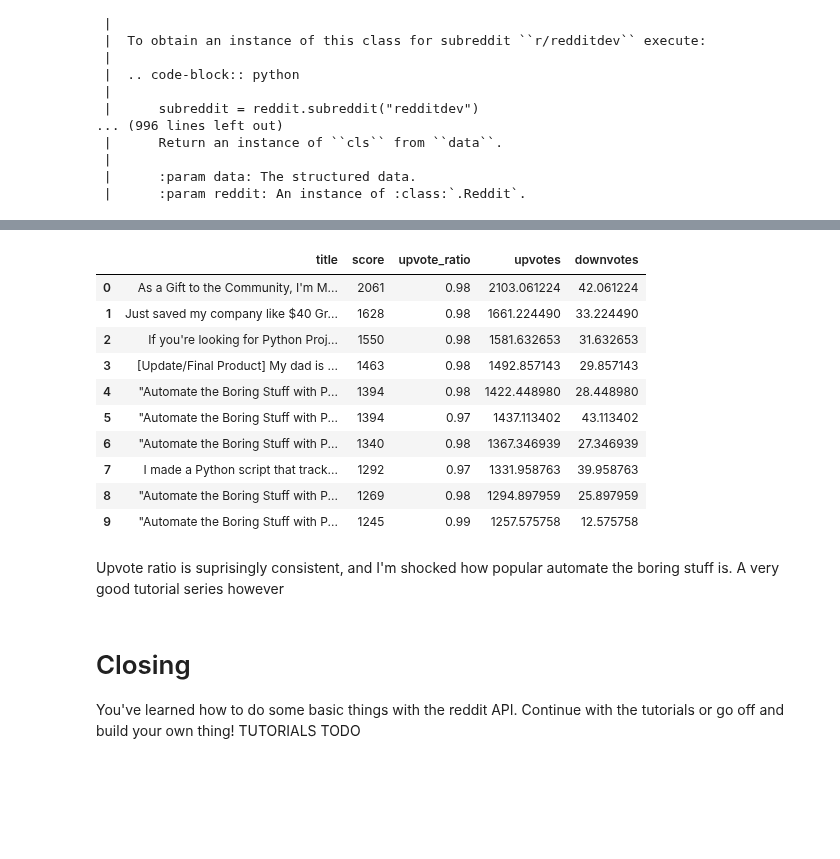
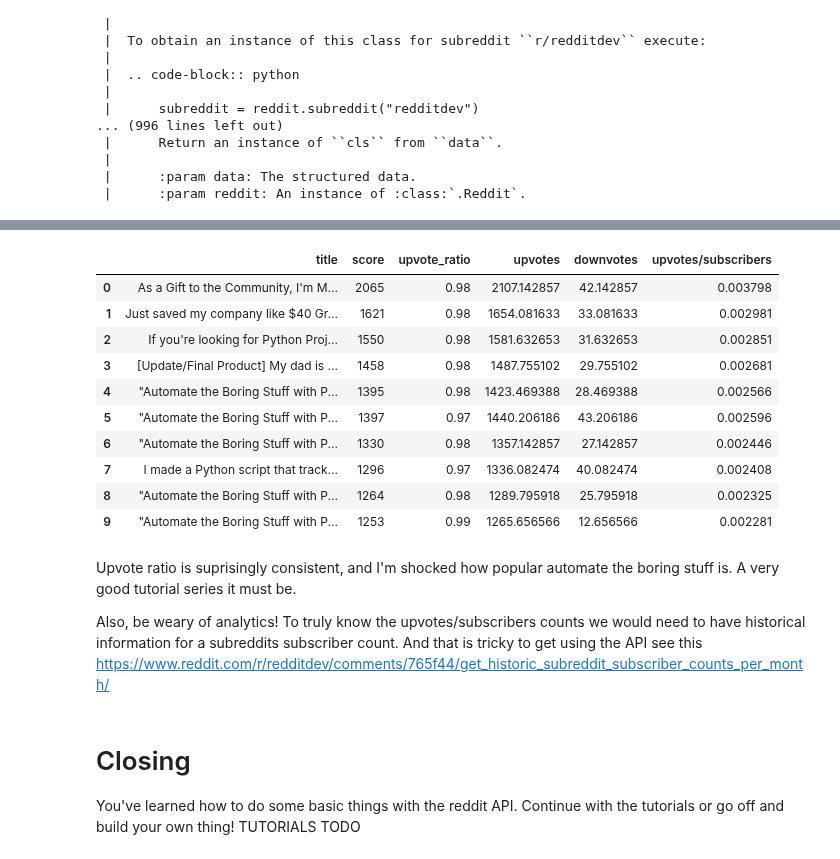
Before and after one commit to rogerfitz/tutorials, a Jupyter notebook: subreddit_analysis/0_Setup.ipynb, the cells around one changed output, grey strips where cells are left out. Cells and saved outputs as stored; diff of their text form; code cells hidden in the pictures; blank space fills up the shorter version.

Commit message:
Tweaked the last analytics portion

```diff
--- a/subreddit_analysis/0_Setup.ipynb
+++ b/subreddit_analysis/0_Setup.ipynb
@@ -181,22 +181,25 @@ df
 # %%
 df['upvotes']=df['score']/df['upvote_ratio']
 df['downvotes']=df['upvotes']-df['score']
+df['upvotes/subscribers']=df['upvotes']/subreddit.subscribers
 df
 # %% [output]
-|  | title | score | upvote_ratio | upvotes | downvotes |
-| 0 | As a Gift to the Community, I'm M... | 2061 | 0.98 | 2103.061224 | 42.061224 |
-| 1 | Just saved my company like $40 Gr... | 1628 | 0.98 | 1661.224490 | 33.224490 |
-| 2 | If you're looking for Python Proj... | 1550 | 0.98 | 1581.632653 | 31.632653 |
-| 3 | [Update/Final Product] My dad is ... | 1463 | 0.98 | 1492.857143 | 29.857143 |
-| 4 | "Automate the Boring Stuff with P... | 1394 | 0.98 | 1422.448980 | 28.448980 |
-| 5 | "Automate the Boring Stuff with P... | 1394 | 0.97 | 1437.113402 | 43.113402 |
-| 6 | "Automate the Boring Stuff with P... | 1340 | 0.98 | 1367.346939 | 27.346939 |
-| 7 | I made a Python script that track... | 1292 | 0.97 | 1331.958763 | 39.958763 |
-| 8 | "Automate the Boring Stuff with P... | 1269 | 0.98 | 1294.897959 | 25.897959 |
-| 9 | "Automate the Boring Stuff with P... | 1245 | 0.99 | 1257.575758 | 12.575758 |
+|  | title | score | upvote_ratio | upvotes | downvotes | upvotes/subscribers |
+| 0 | As a Gift to the Community, I'm M... | 2065 | 0.98 | 2107.142857 | 42.142857 | 0.003798 |
+| 1 | Just saved my company like $40 Gr... | 1621 | 0.98 | 1654.081633 | 33.081633 | 0.002981 |
+| 2 | If you're looking for Python Proj... | 1550 | 0.98 | 1581.632653 | 31.632653 | 0.002851 |
+| 3 | [Update/Final Product] My dad is ... | 1458 | 0.98 | 1487.755102 | 29.755102 | 0.002681 |
+| 4 | "Automate the Boring Stuff with P... | 1395 | 0.98 | 1423.469388 | 28.469388 | 0.002566 |
+| 5 | "Automate the Boring Stuff with P... | 1397 | 0.97 | 1440.206186 | 43.206186 | 0.002596 |
+| 6 | "Automate the Boring Stuff with P... | 1330 | 0.98 | 1357.142857 | 27.142857 | 0.002446 |
+| 7 | I made a Python script that track... | 1296 | 0.97 | 1336.082474 | 40.082474 | 0.002408 |
+| 8 | "Automate the Boring Stuff with P... | 1264 | 0.98 | 1289.795918 | 25.795918 | 0.002325 |
+| 9 | "Automate the Boring Stuff with P... | 1253 | 0.99 | 1265.656566 | 12.656566 | 0.002281 |
 # %% [markdown]
 
-Upvote ratio is suprisingly consistent, and I'm shocked how popular automate the boring stuff is. A very good tutorial series however
+Upvote ratio is suprisingly consistent, and I'm shocked how popular automate the boring stuff is. A very good tutorial series it must be.
+
+Also, be weary of analytics! To truly know the upvotes/subscribers counts we would need to have historical information for a subreddits subscriber count. And that is tricky to get using the API see this https://www.reddit.com/r/redditdev/comments/765f44/get_historic_subreddit_subscriber_counts_per_month/
 # %% [markdown]
 # Closing
 You've learned how to do some basic things with the reddit API. Continue with the tutorials or go off and build your own thing! TUTORIALS TODO
```
Also changed, not shown: parts of 6 cells of this notebook.
